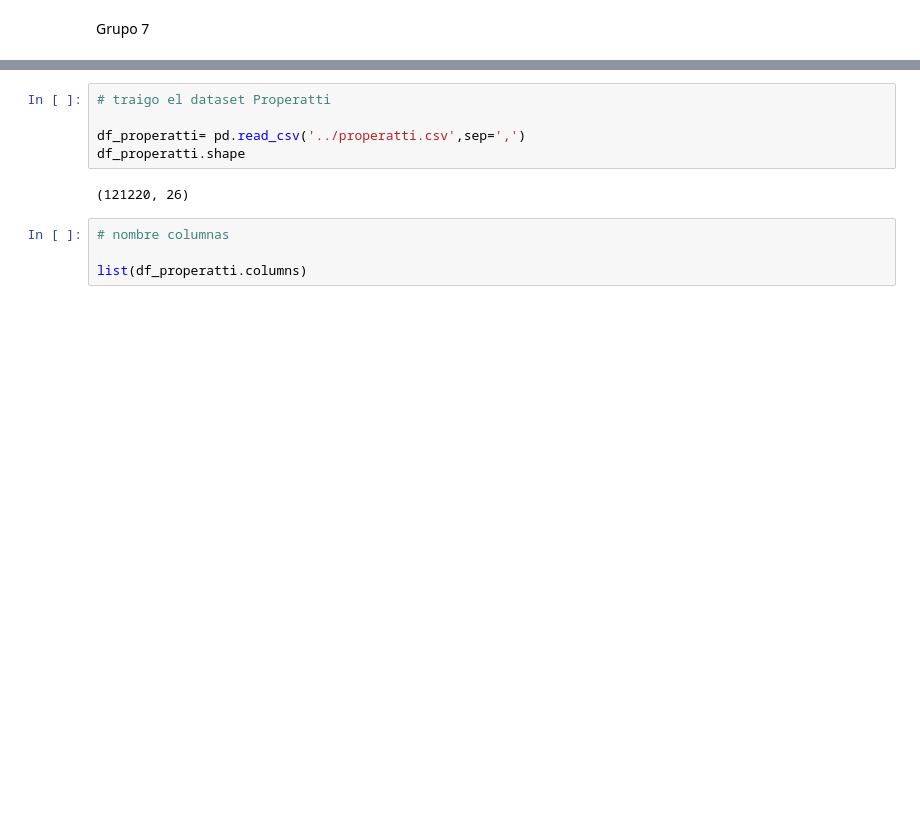
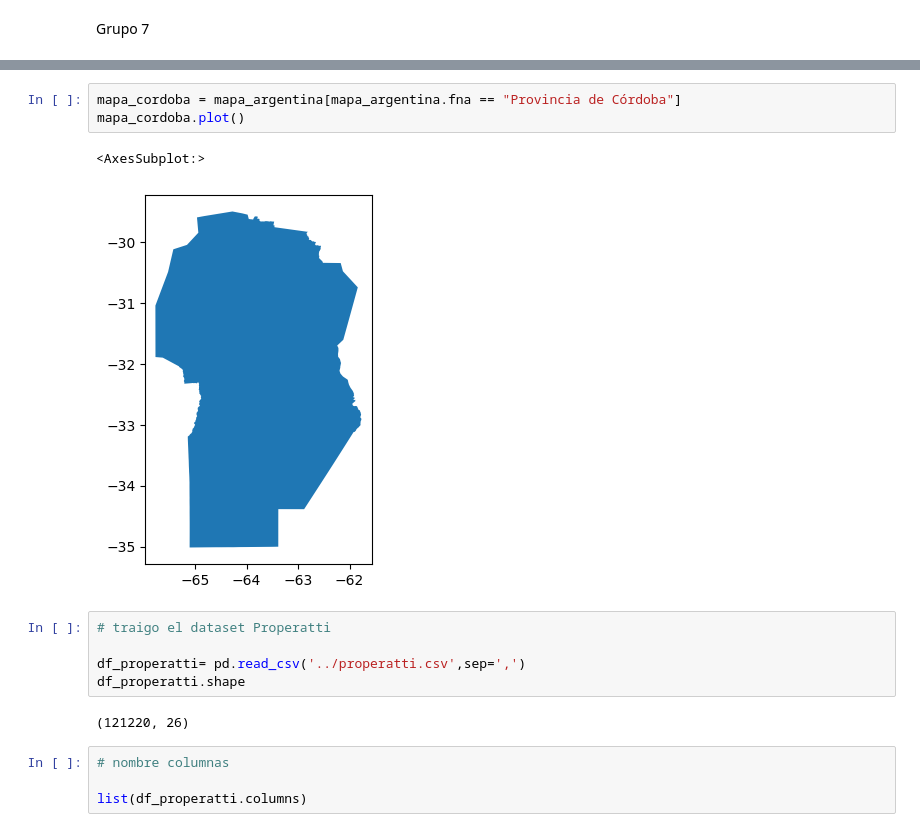
Before and after one commit to juansv2k2/property-price-analysis, a Jupyter notebook: Grupo 7.ipynb, the cells around one changed output, grey strips where cells are left out. Drawn from its saved outputs; the diff is of its cells as text; blank space fills up the shorter version.

```diff
--- a/Grupo 7.ipynb
+++ b/Grupo 7.ipynb
@@ -41,3 +70,9 @@ mapa_argentina.plot()
+# %%
+mapa_cordoba = mapa_argentina[mapa_argentina.fna == "Provincia de Córdoba"]
+mapa_cordoba.plot()
+# %% [output]
+<AxesSubplot:>
+[figure, added]
 # %%
 # traigo el dataset Properatti
 
```
Also changed, not shown: parts of 9 cells of this notebook, 1 other file.
